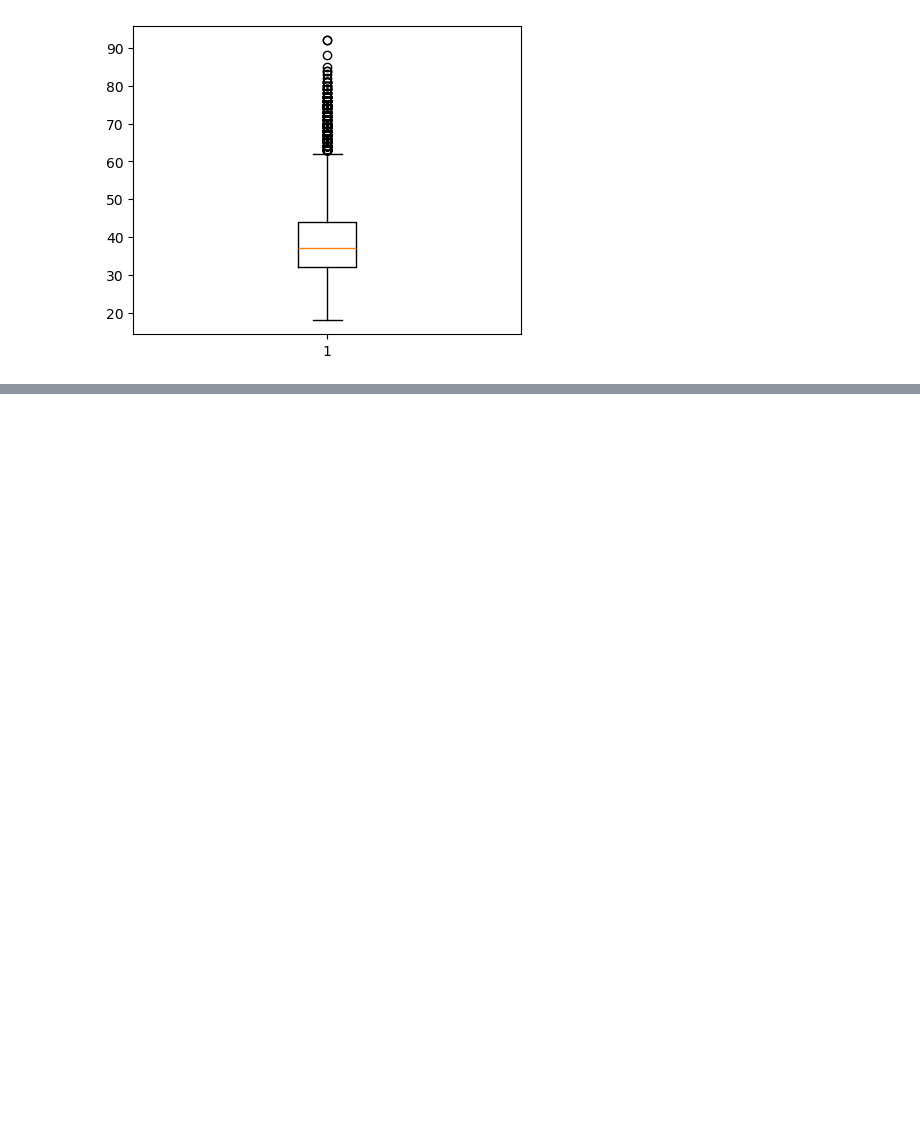
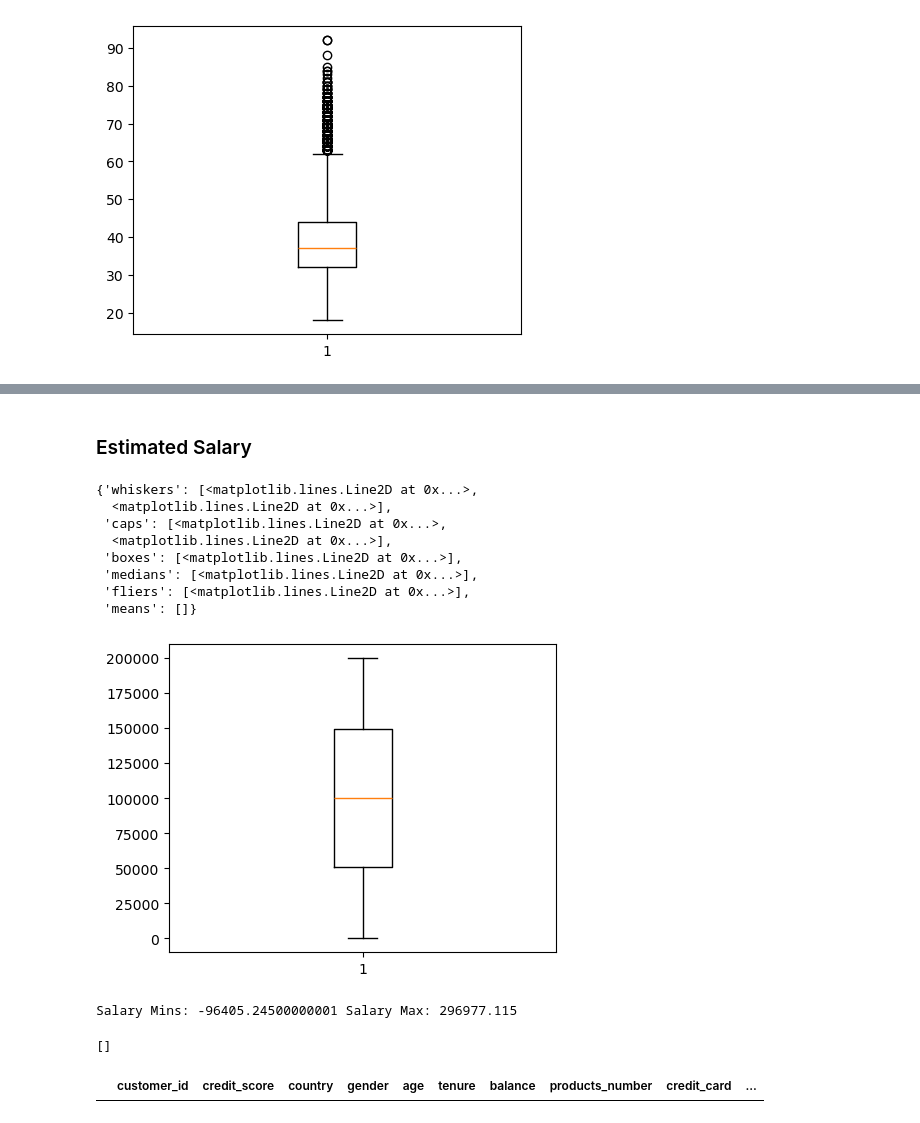
Before and after one commit to MrinmoyBANIKYA/End-to-End-Bank-CustomerChurnAnalysis, a Jupyter notebook: info.ipynb, the cells around one changed output, grey strips where cells are left out. Drawn from its saved outputs; the diff is of its cells as text; code cells hidden in the pictures; blank space fills up the shorter version.

```diff
--- a/info.ipynb
+++ b/info.ipynb
@@ -157,0 +309,15 @@ plt.boxplot(x = df['age'])
+# %% [markdown]
+### Estimated Salary ###
+# %%
+plt.figure(figsize=(5, 4))
+plt.boxplot(x = df['estimated_salary'])
+# %% [output]
+{'whiskers': [<matplotlib.lines.Line2D at 0x...>,
+  <matplotlib.lines.Line2D at 0x...>],
+ 'caps': [<matplotlib.lines.Line2D at 0x...>,
+  <matplotlib.lines.Line2D at 0x...>],
+ 'boxes': [<matplotlib.lines.Line2D at 0x...>],
+ 'medians': [<matplotlib.lines.Line2D at 0x...>],
+ 'fliers': [<matplotlib.lines.Line2D at 0x...>],
+ 'means': []}
+[figure, added]
@@ -157,0 +326,25 @@ plt.boxplot(x = df['age'])
+# %%
+Q1 = np.percentile(salary , 25 , interpolation = 'midpoint')
+Q2 = np.percentile(salary , 50 , interpolation = 'midpoint')
+Q3 = np.percentile(salary , 75 , interpolation = 'midpoint')
+IQR = Q3-Q1
+print("Salary Mins:", Q1 - 1.5*IQR , "Salary Max:", Q3 + 1.5*IQR)
+# %% [output]
+Salary Mins: -96405.24500000001 Salary Max: 296977.115
+# %%
+outliers_salary = []
+for i in salary:
+    if i> Q3 + 1.5*IQR or i < Q1 - 1.5*IQR:
+        outliers_salary.append(i)
+outliers_salary
+# %% [output]
+[]
+# %%
+salary = df['estimated_salary'].to_list()
+Q1 = np.percentile(salary, 25, interpolation='midpoint')
+Q3 = np.percentile(salary, 75, interpolation='midpoint')
+IQR = Q3 - Q1
+outliers_salary = [x for x in salary if x > Q3 + 1.5 * IQR or x < Q1 - 1.5 * IQR]
+df[df['estimated_salary'].isin(outliers_salary)]
+# %% [output]
+|  | customer_id | credit_score | country | gender | age | tenure | balance | products_number | credit_card | ... |
```
Also changed, not shown: parts of 52 cells of this notebook.
